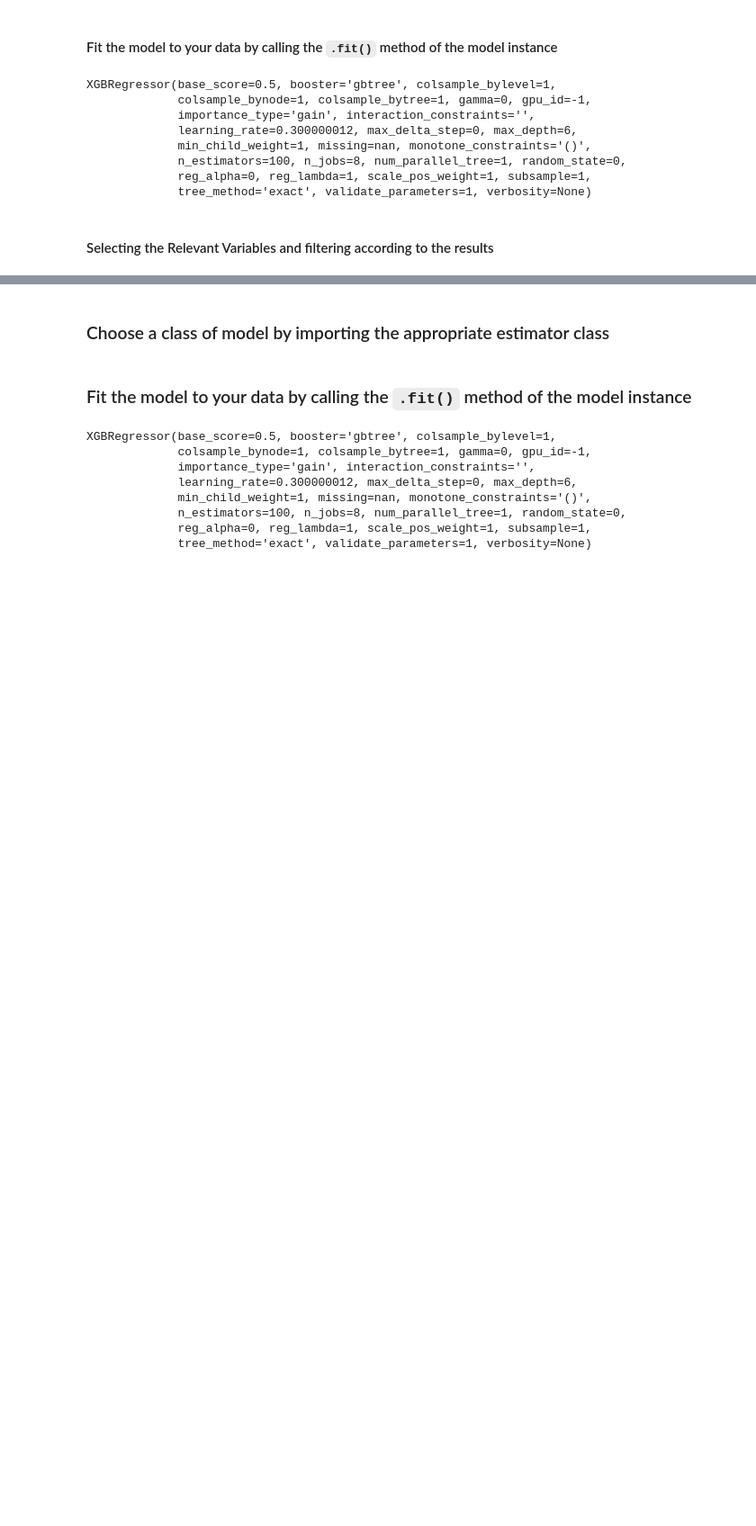
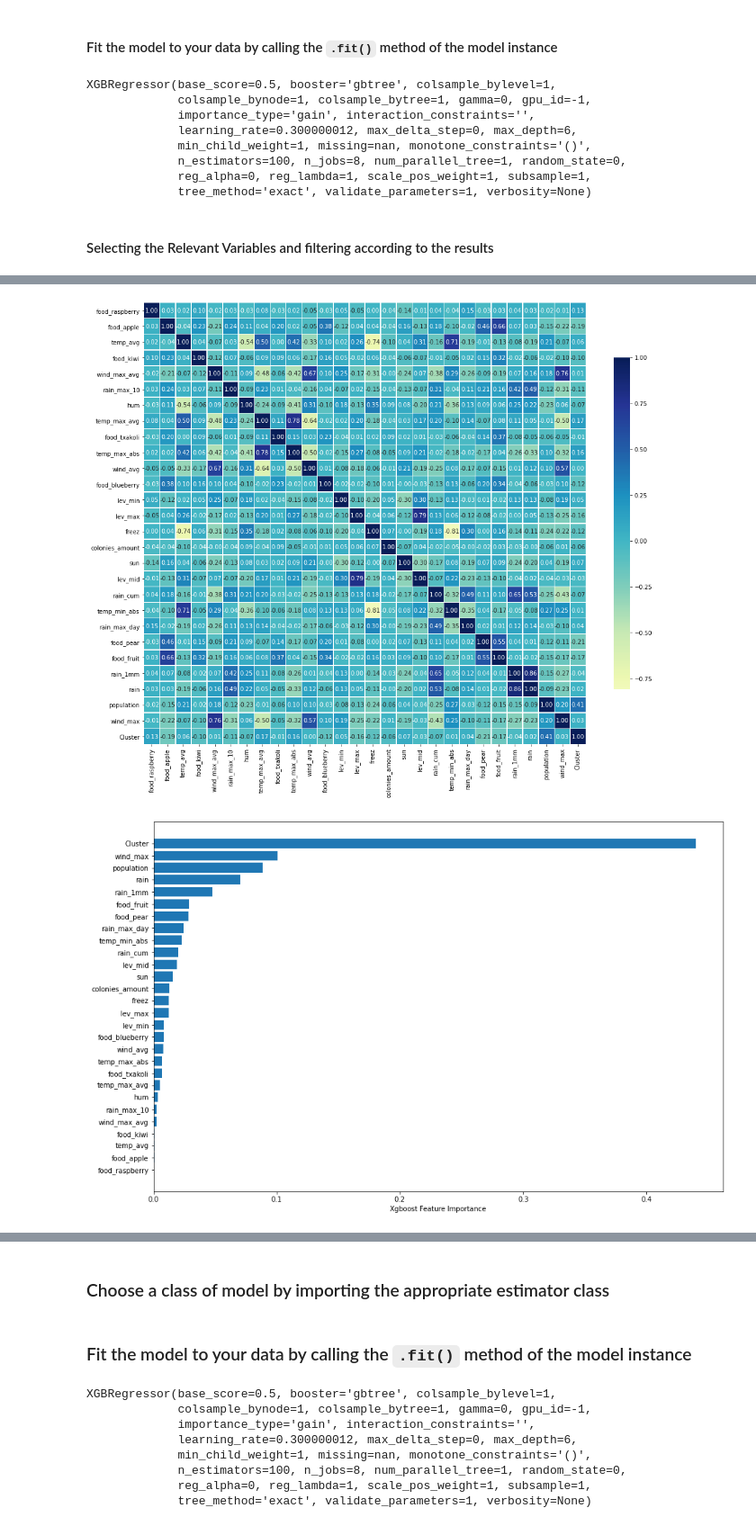
Before and after one commit to IEwaspbusters/KopuruVespaCompetitionIE, a Jupyter notebook: Competition_subs/2021-05-26_submit/Batch_XGboost/workerbee05_HEX_XGyears_cluster_var_feature.ipynb, the cells around one changed output, grey strips where cells are left out. Shown at 90% size. Cells and saved outputs as stored; diff of their text form; code cells hidden in the pictures; blank space fills up the shorter version.

Commit message:
Add new XGBoost scripts for submission

```diff
--- a/Competition_subs/2021-05-26_submit/Batch_XGboost/workerbee05_HEX_XGyears_cluster_var_feature.ipynb
+++ b/Competition_subs/2021-05-26_submit/Batch_XGboost/workerbee05_HEX_XGyears_cluster_var_feature.ipynb
@@ -109,0 +150,27 @@ plt.show()
+# %%
+# Correlation Matrix
+correlation_heatmap(X_scaled[X_scaled.columns[sorted_idx]])
+plt.show()
+
+# Feature importance from model.feature_importances built-in attribute
+sorted_idx = model.feature_importances_.argsort()
+
+plt.barh(X_scaled.columns[sorted_idx], model.feature_importances_[sorted_idx])
+plt.xlabel("Xgboost Feature Importance")
+plt.show()
+
+# Shap values
+explainer = shap.TreeExplainer(model)
+shap_values = explainer.shap_values(X_scaled)
+
+shap.summary_plot(shap_values, X_scaled, plot_type="bar")
+plt.show()
+
+shap.summary_plot(shap_values, X_scaled)
+plt.show()
+
+#shap.dependence_plot("rain", shap_values, X_scaled)
+#plt.show()
+# %% [output]
+[figure, added]
+[figure, added]
```
Also changed, not shown: parts of 21 cells of this notebook, 3 other files.
